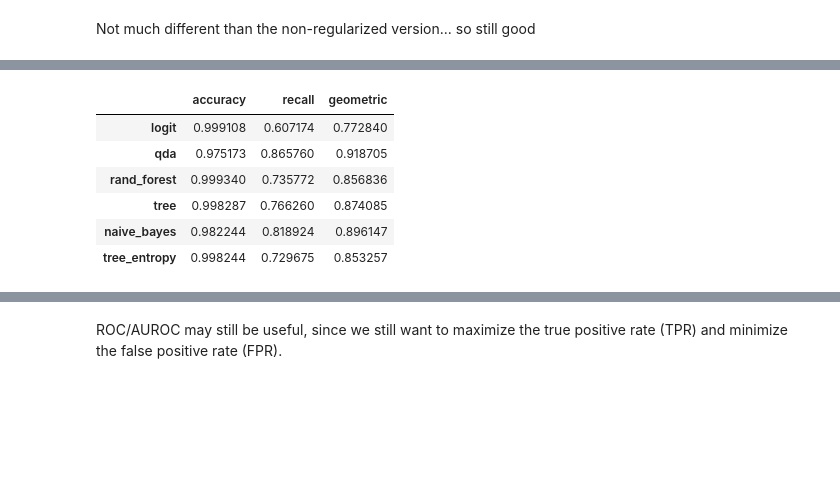
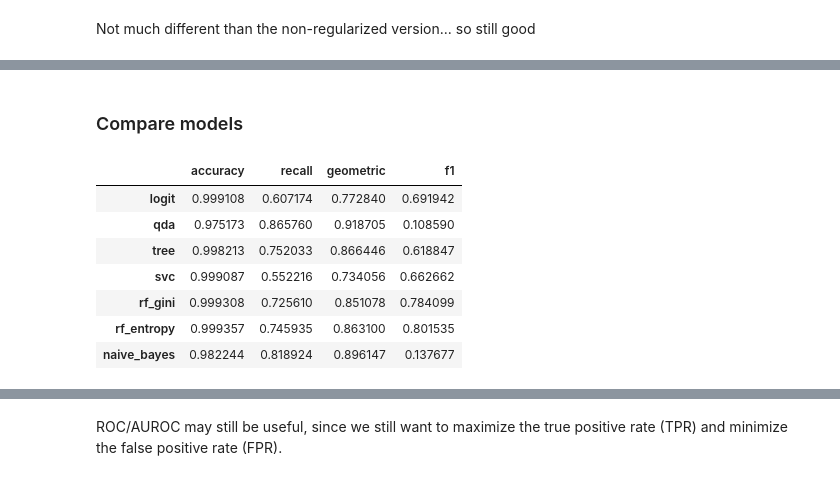
Before and after one commit to tcunnington/582_fraud, a Jupyter notebook: Testing Classifiers.ipynb, the cells around one changed output, grey strips where cells are left out. Saved outputs shown, nothing was run; the diff lists cells and outputs as text; code cells hidden in the pictures; blank space fills up the shorter version.

```diff
--- a/Testing Classifiers.ipynb
+++ b/Testing Classifiers.ipynb
@@ -172,21 +159,15 @@ name = "tree"
 print name
 avg_model_scores[name] = test_model(DecisionTreeClassifier(), reduced_data.X, reduced_data.y, cv=3)
 
-name = 'rand_forest'
+name = 'rf_gini'
 print ''
 print name
 avg_model_scores[name] = test_model(RandomForestClassifier(n_estimators=10), reduced_data.X, reduced_data.y, cv=3)
 
-name = 'tree_entropy'
+# entropy should work better for imbalanced classes
+name = 'rf_entropy'
 print ''
 print name
-avg_model_scores[name] = test_model(DecisionTreeClassifier(criterion='entropy'), reduced_data.X, reduced_data.y, cv=3)
-
-# name = 'tree_balanced'
-# print ''
-# print name
-# test_model(DecisionTreeClassifier(criterion='gini', class_weight='balanced'), reduced_data.X, reduced_data.y, cv=3)
-# test_model(DecisionTreeClassifier(criterion='entropy', class_weight='balanced'), reduced_data.X, reduced_data.y, cv=3)
-# print ''
+avg_model_scores[name] = test_model(RandomForestClassifier(criterion='entropy'), reduced_data.X, reduced_data.y, cv=3)
 # %% [output]
 tree
@@ -292,0 +301,13 @@ Now to compare numbers
+# %%
+from sklearn.svm import SVC, LinearSVC
+
+name = 'svc'
+print name
+avg_model_scores[name] = test_model(LinearSVC(C=1.0, dual=False),
+                                    reduced_data.X, reduced_data.y)
+
+name = 'svc_weighted'
+print name
+# avg_model_scores[name] =
+test_model(LinearSVC(C=1.0, class_weight={0:1,1:100}, dual=False),
+                                    reduced_data.X, reduced_data.y);
@@ -293,29 +325,32 @@ Now to compare numbers
+# %% [markdown]
+### Compare models
 # %%
 means = {}
 # metrics = ['precision', 'recall', 'f1', 'geometric']
-metrics = ['accuracy', 'recall', 'geometric']
+metrics = ['accuracy', 'recall', 'geometric', 'f1']
 
 for k in avg_model_scores.keys():
     means[k] = {}
     for metric in metrics:
         means[k][metric] = avg_model_scores[k]['test_' + metric].mean()
 
 models = means.keys()
 df = pd.DataFrame(index=models, columns=metrics, dtype=float)
 
 for model in models:
     df.loc[model] = [means[model][m] for m in metrics]
 
 
 df
 # %% [output]
-|  | accuracy | recall | geometric |
-| logit | 0.999108 | 0.607174 | 0.772840 |
-| qda | 0.975173 | 0.865760 | 0.918705 |
-| rand_forest | 0.999340 | 0.735772 | 0.856836 |
-| tree | 0.998287 | 0.766260 | 0.874085 |
-| naive_bayes | 0.982244 | 0.818924 | 0.896147 |
-| tree_entropy | 0.998244 | 0.729675 | 0.853257 |
+|  | accuracy | recall | geometric | f1 |
+| logit | 0.999108 | 0.607174 | 0.772840 | 0.691942 |
+| qda | 0.975173 | 0.865760 | 0.918705 | 0.108590 |
+| tree | 0.998213 | 0.752033 | 0.866446 | 0.618847 |
+| svc | 0.999087 | 0.552216 | 0.734056 | 0.662662 |
+| rf_gini | 0.999308 | 0.725610 | 0.851078 | 0.784099 |
+| rf_entropy | 0.999357 | 0.745935 | 0.863100 | 0.801535 |
+| naive_bayes | 0.982244 | 0.818924 | 0.896147 | 0.137677 |
 # %%
 # df.plot.bar(figsize=(8,5),rot=0)
 # plt.title('Performance metrics on raw data')
```
Also changed, not shown: parts of 34 cells of this notebook, 4 other files.
